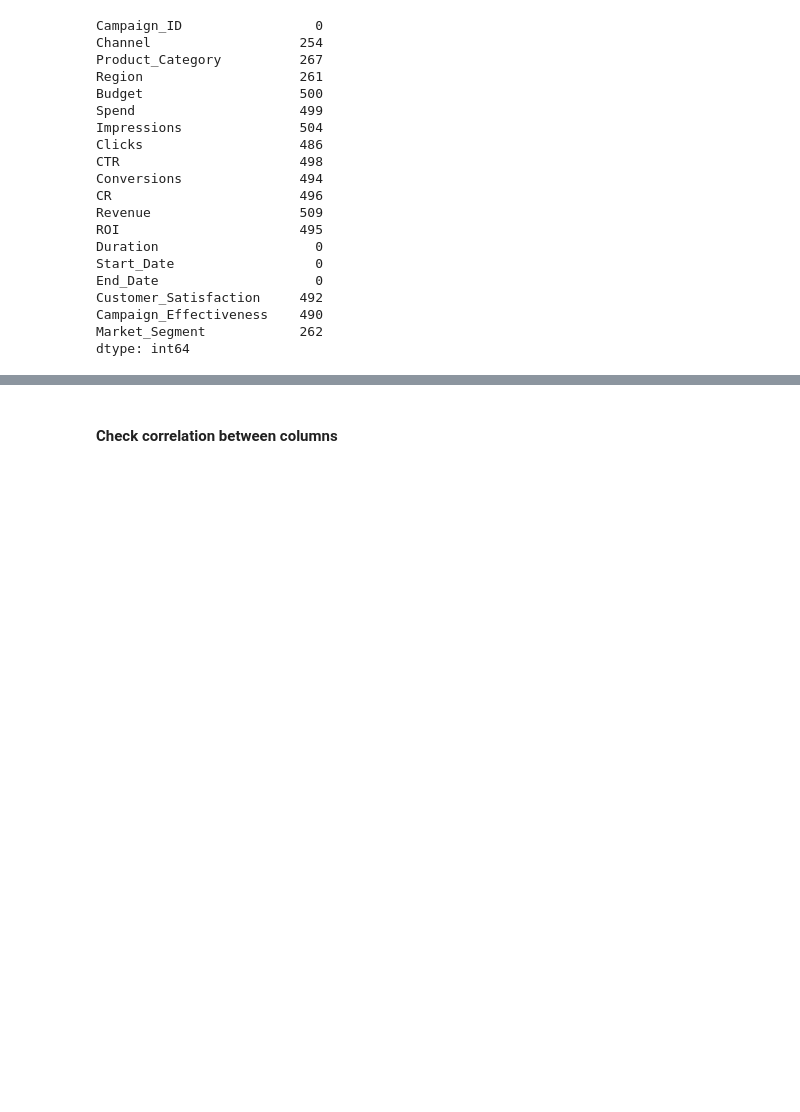
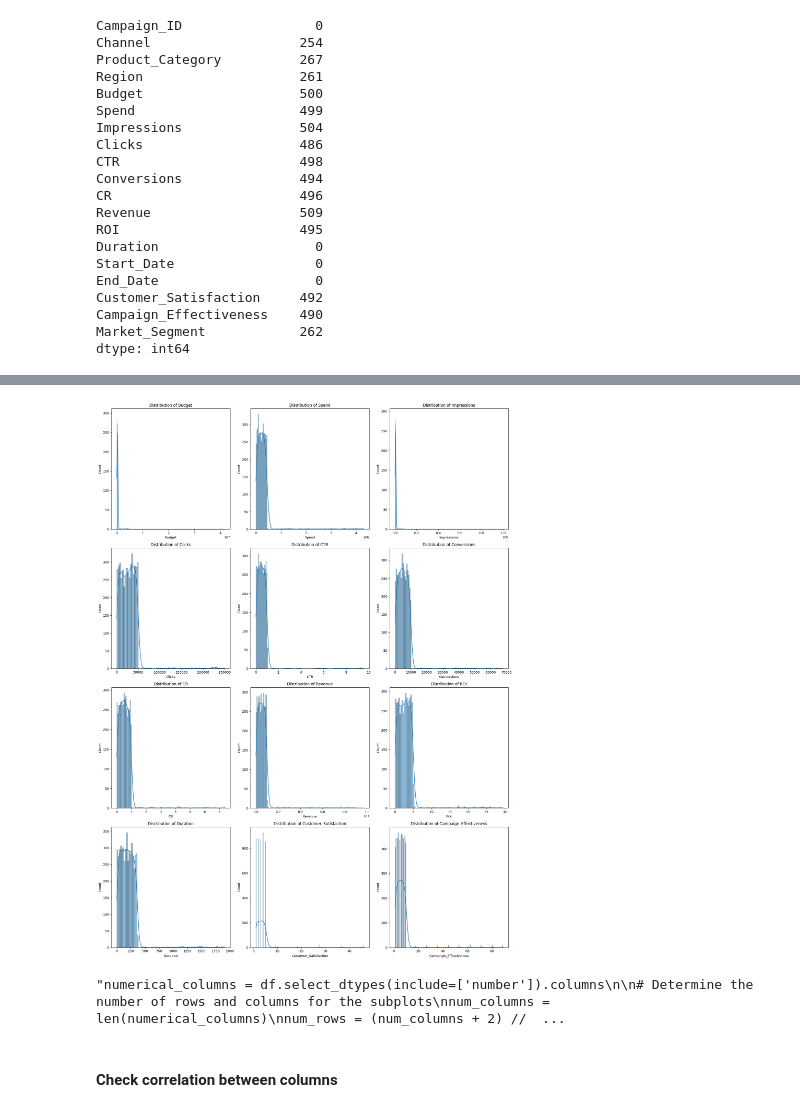
Before and after one commit to koloktos/marketing-campaign-analysis, a Jupyter notebook: marketing-analysis.ipynb, the cells around one changed output, grey strips where cells are left out. Saved outputs shown, nothing was run; the diff lists cells and outputs as text; code cells hidden in the pictures; blank space fills up the shorter version.

```diff
--- a/marketing-analysis.ipynb
+++ b/marketing-analysis.ipynb
@@ -289,3 +344,67 @@ df.head()
+# %%
+"""#create bar charts to show the distribution of the numerical columns
+for column in df.select_dtypes(include='number'):
+    plt.figure(figsize=(10, 6))
+    sns.histplot(df[column], kde=True)
+    plt.title(f'Distribution of {column}')
+    plt.show()"""
+
+# Select numerical columns
+numerical_columns = df.select_dtypes(include='number').columns
+
+# Determine the number of rows and columns for the subplots
+num_columns = len(numerical_columns)
+num_rows = (num_columns + 2) // 3  # Adjust the number of columns per row as needed
+
+# Create a figure and subplots
+fig, axes = plt.subplots(num_rows, 3, figsize=(18, 6 * num_rows))
+
+# Flatten the axes array for easy iteration
+axes = axes.flatten()
+
+# Create separate histograms for each numerical column
+for i, column in enumerate(numerical_columns):
+    sns.histplot(df[column], kde=True, ax=axes[i])
+    axes[i].set_title(f'Distribution of {column}')
+
+# Remove any unused subplots
+for j in range(i + 1, len(axes)):
+    fig.delaxes(axes[j])
+
+# Adjust layout
+plt.tight_layout()
+plt.show()
+# %% [output]
+[figure, added]
+# %%
+# Select numerical columns
+"""numerical_columns = df.select_dtypes(include=['number']).columns
+
+# Determine the number of rows and columns for the subplots
+num_columns = len(numerical_columns)
+num_rows = (num_columns + 2) // 3  # Adjust the number of columns per row as needed
+
+# Create a figure and subplots
+fig, axes = plt.subplots(num_rows, 3, figsize=(18, 6 * num_rows))
+
+# Flatten the axes array for easy iteration
+axes = axes.flatten()
+
+# Create separate box plots for each numerical column
+for i, column in enumerate(numerical_columns):
+    df.boxplot(column=column, kind= ax=axes[i])
+    axes[i].set_title(f'Box plot of {column}')
+    axes[i].set_yscale('log')  # Optional: Set y-axis to logarithmic scale if needed
+
+# Remove any unused subplots
+for j in range(i + 1, len(axes)):
+    fig.delaxes(axes[j])
+
+# Adjust layout
+plt.tight_layout()
+plt.show()"""
+# %% [output]
+"numerical_columns = df.select_dtypes(include=['number']).columns\n\n# Determine the number of rows and columns for the subplots\nnum_columns = len(numerical_columns)\nnum_rows = (num_columns + 2) //  ...
 # %% [markdown]
 #### Check correlation between columns
 # %%
```
Also changed, not shown: parts of 5 cells of this notebook.
